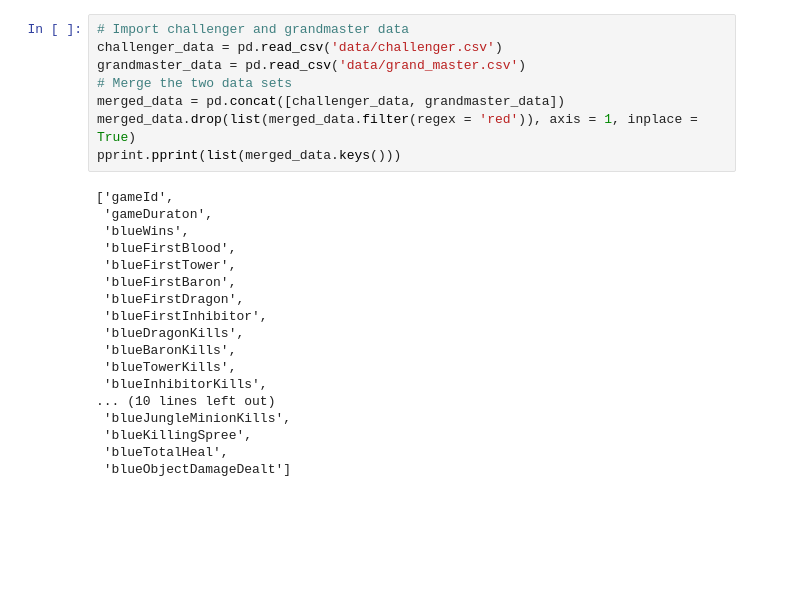
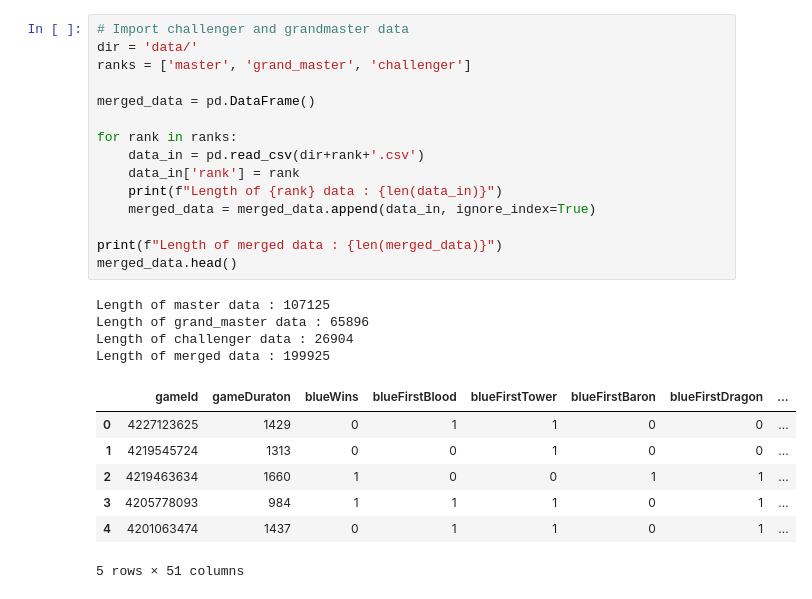
Before and after one commit to TP-Nicolas-Benjamin/lolPredictor, a Jupyter notebook: predictor.ipynb, the cells around one changed output. Drawn from its saved outputs; the diff is of its cells as text; blank space fills up the shorter version.

```diff
--- a/predictor.ipynb
+++ b/predictor.ipynb
@@ -45,26 +41,27 @@ Les différentes colonnes sont les suivantes :
 # %%
 # Import challenger and grandmaster data
-challenger_data = pd.read_csv('data/challenger.csv')
-grandmaster_data = pd.read_csv('data/grand_master.csv')
-# Merge the two data sets
-merged_data = pd.concat([challenger_data, grandmaster_data])
-merged_data.drop(list(merged_data.filter(regex = 'red')), axis = 1, inplace = True)
-pprint.pprint(list(merged_data.keys()))
+dir = 'data/'
+ranks = ['master', 'grand_master', 'challenger']
+
+merged_data = pd.DataFrame()
+
+for rank in ranks:
+    data_in = pd.read_csv(dir+rank+'.csv')
+    data_in['rank'] = rank
+    print(f"Length of {rank} data : {len(data_in)}")
+    merged_data = merged_data.append(data_in, ignore_index=True)
+
+print(f"Length of merged data : {len(merged_data)}")
+merged_data.head()
 # %% [output]
-['gameId',
- 'gameDuraton',
- 'blueWins',
- 'blueFirstBlood',
- 'blueFirstTower',
- 'blueFirstBaron',
- 'blueFirstDragon',
- 'blueFirstInhibitor',
- 'blueDragonKills',
- 'blueBaronKills',
- 'blueTowerKills',
- 'blueInhibitorKills',
-... (10 lines left out)
- 'blueJungleMinionKills',
- 'blueKillingSpree',
- 'blueTotalHeal',
- 'blueObjectDamageDealt']
+Length of master data : 107125
+Length of grand_master data : 65896
+Length of challenger data : 26904
+Length of merged data : 199925
+|  | gameId | gameDuraton | blueWins | blueFirstBlood | blueFirstTower | blueFirstBaron | blueFirstDragon | ... |
+| 0 | 4227123625 | 1429 | 0 | 1 | 1 | 0 | 0 | ... |
+| 1 | 4219545724 | 1313 | 0 | 0 | 1 | 0 | 0 | ... |
+| 2 | 4219463634 | 1660 | 1 | 0 | 0 | 1 | 1 | ... |
+| 3 | 4205778093 | 984 | 1 | 1 | 1 | 0 | 1 | ... |
+| 4 | 4201063474 | 1437 | 0 | 1 | 1 | 0 | 1 | ... |
+5 rows × 51 columns
```
Also changed, not shown: parts of 27 cells of this notebook, 1 other file.
